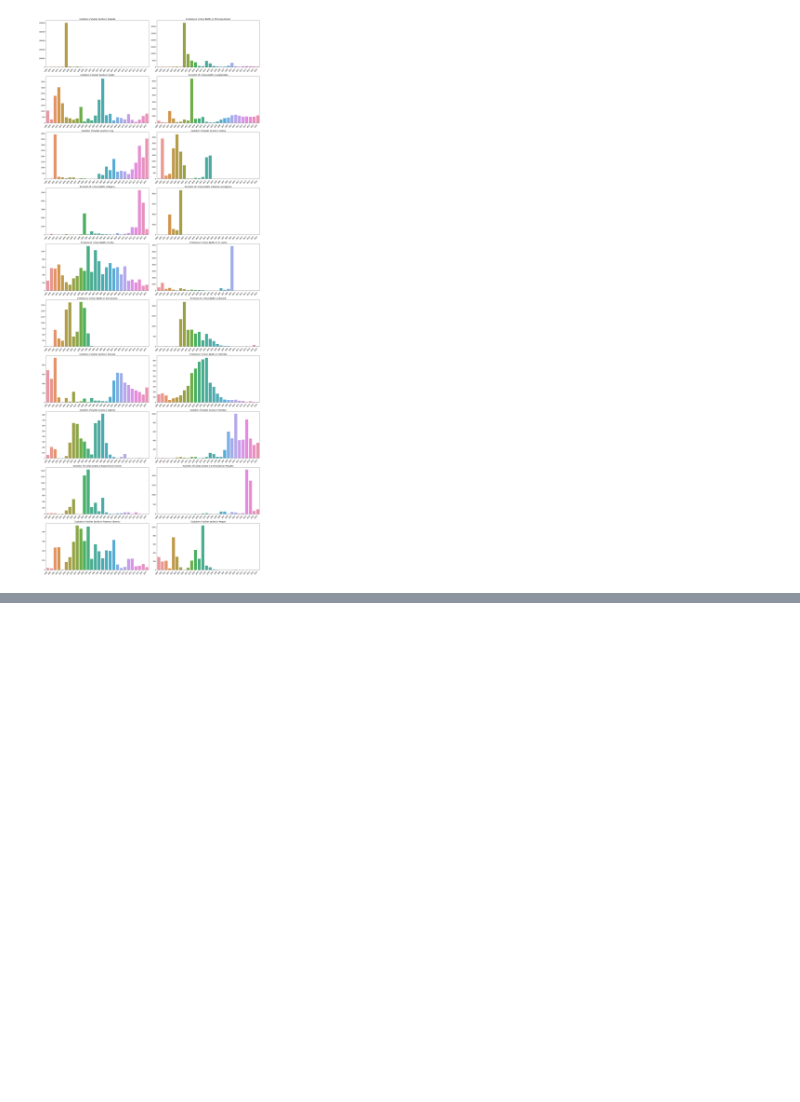
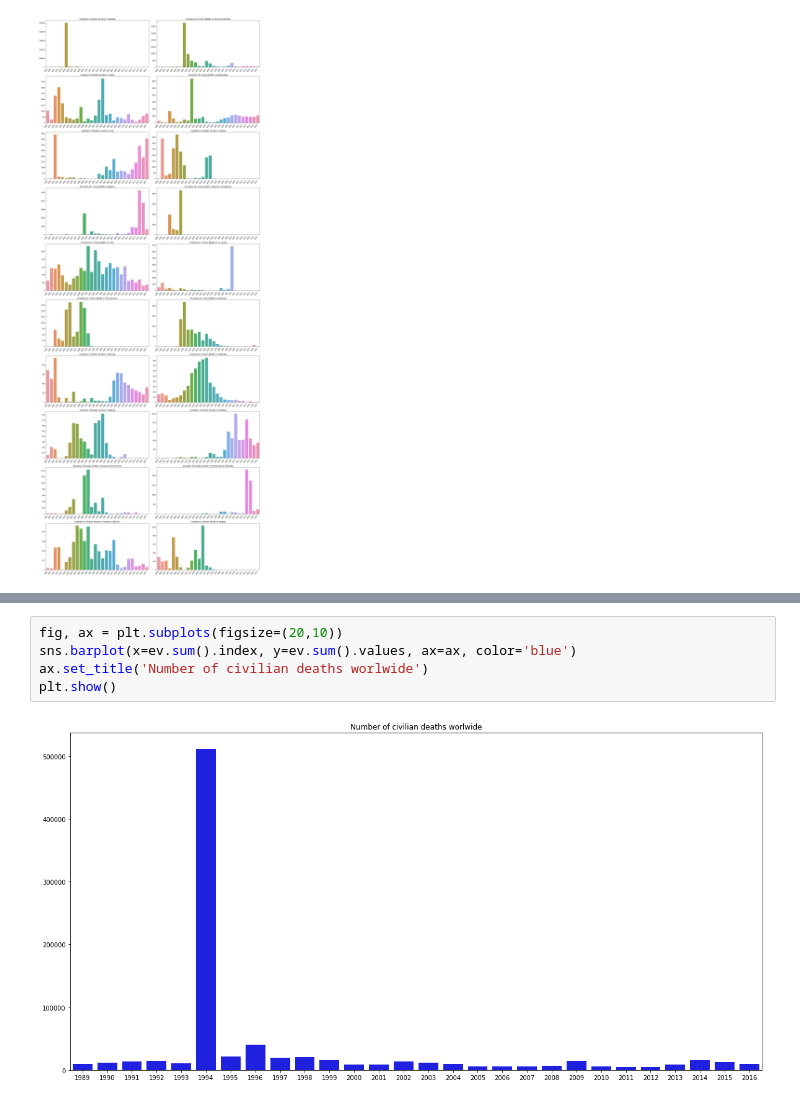
Before and after one commit to armand33/applied_data_analysis_2017, a Jupyter notebook: project/notebooks/Analysis of geographical data.ipynb, the cells around one changed output, grey strips where cells are left out. Cells and saved outputs as stored; diff of their text form; blank space fills up the shorter version.

```diff
--- a/project/notebooks/Analysis of geographical data.ipynb
+++ b/project/notebooks/Analysis of geographical data.ipynb
@@ -129,0 +236,7 @@ topo_data['objects']['countries1']['geometries']
+# %%
+fig, ax = plt.subplots(figsize=(20,10))
+sns.barplot(x=ev.sum().index, y=ev.sum().values, ax=ax, color='blue')
+ax.set_title('Number of civilian deaths worlwide')
+plt.show()
+# %% [output]
+[figure, added]
```
Also changed, not shown: parts of 23 cells of this notebook, 1 other file.
